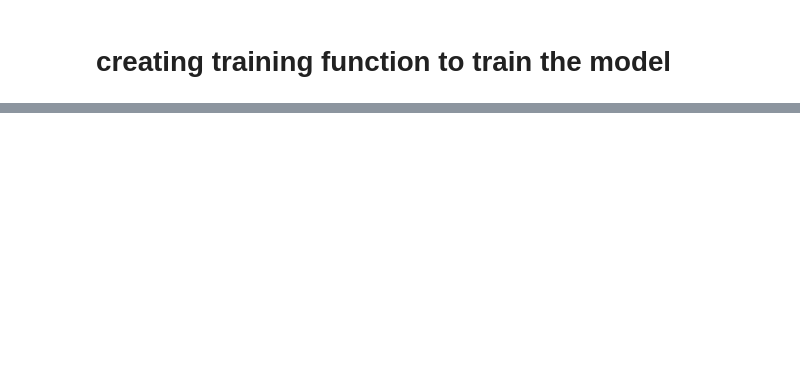
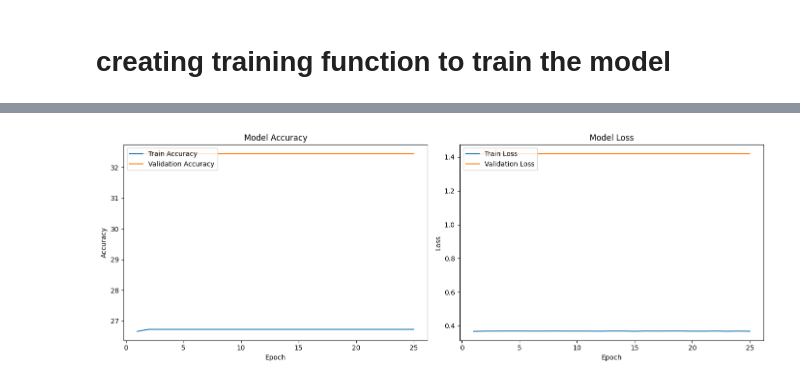
Before and after one commit to bharathchandrareddy/audio_research_fpn_files, a Jupyter notebook: FPN_netowrks/standard_cnn14_FPN.ipynb, the cells around one changed output, grey strips where cells are left out. Saved outputs shown, nothing was run; the diff lists cells and outputs as text; code cells hidden in the pictures; blank space fills up the shorter version.

```diff
--- a/FPN_netowrks/standard_cnn14_FPN.ipynb
+++ b/FPN_netowrks/standard_cnn14_FPN.ipynb
@@ -65,7 +72,7 @@ from sklearn.model_selection import train_test_split
 
 #define classes
 classes = ['Baby_Cry','Door_Knock','Door_Bell','Fire_Alarm']
-image_dir = "C:\\Users\\PC\\Desktop\\lisnen_segmented_working_data\\audio_files"
+image_dir = "C:\\Users\\PC\\Desktop\\lisnen_data\\audio_files\\audio_files"
 
 audio_files = []
 labels = []
@@ -211,5 +238,6 @@ classes_num = 4  # Number of classes in your dataset
 # Initialize the modified model
 backbone = Backbone(sample_rate, window_size, hop_size, mel_bins, fmin, fmax, classes_num)
 fpn_model = FPNWithBackbone(backbone,num_classes = classes_num)
+fpn_model= fpn_model.cuda()
 # %%
 # loading pre trained weights
@@ -325,11 +353,11 @@ def train(model, train_loader, val_loader, criterion, optimizer, scheduler, num_
 
         print(f"Epoch {epoch+1}/{num_epochs}, Val Loss: {val_epoch_loss:.4f}, Val Accuracy: {val_epoch_accuracy:.2f}%")
 
-        # Save the model if the validation accuracy is the best we've seen so far.
-        if val_epoch_accuracy > best_val_accuracy:
-            best_val_accuracy = val_epoch_accuracy
-            torch.save(model.state_dict(), 'best_model.pth')
-            print(f"Model saved with validation accuracy: {val_epoch_accuracy:.2f}%")
+        # # Save the model if the validation accuracy is the best we've seen so far.
+        # if val_epoch_accuracy > best_val_accuracy:
+        #     best_val_accuracy = val_epoch_accuracy
+        #     torch.save(model.state_dict(), 'best_model.pth')
+        #     print(f"Model saved with validation accuracy: {val_epoch_accuracy:.2f}%")
 
         # Step the scheduler
         scheduler.step()
@@ -371,10 +399,10 @@ def visualize(train_accuracies,val_accuracies,train_losses,val_losses,num_epochs
 #model = FPNWithBackbone(backbone)
 
 criterion = nn.CrossEntropyLoss()
-optimizer = optim.Adam(fpn_model.parameters(), lr=0.01)
+optimizer = optim.Adam(fpn_model.parameters(), lr=0.001)
 scheduler = optim.lr_scheduler.StepLR(optimizer, step_size=10, gamma=0.1)  # Reduce lr by 0.1 every 10 epochs
 
-num_epochs = 5
+num_epochs = 25
 
 train_losses, train_accuracies, val_losses, val_accuracies = train(fpn_model, train_dataloader, val_data_loader, criterion, optimizer, scheduler,num_epochs)
 # %% [output]
@@ -381,0 +422,4 @@ KeyboardInterrupt:
+# %%
+visualize(train_accuracies,val_accuracies,train_losses,val_losses,num_epochs)
+# %% [output]
+[figure, added]
```
Also changed, not shown: parts of 7 cells of this notebook.
